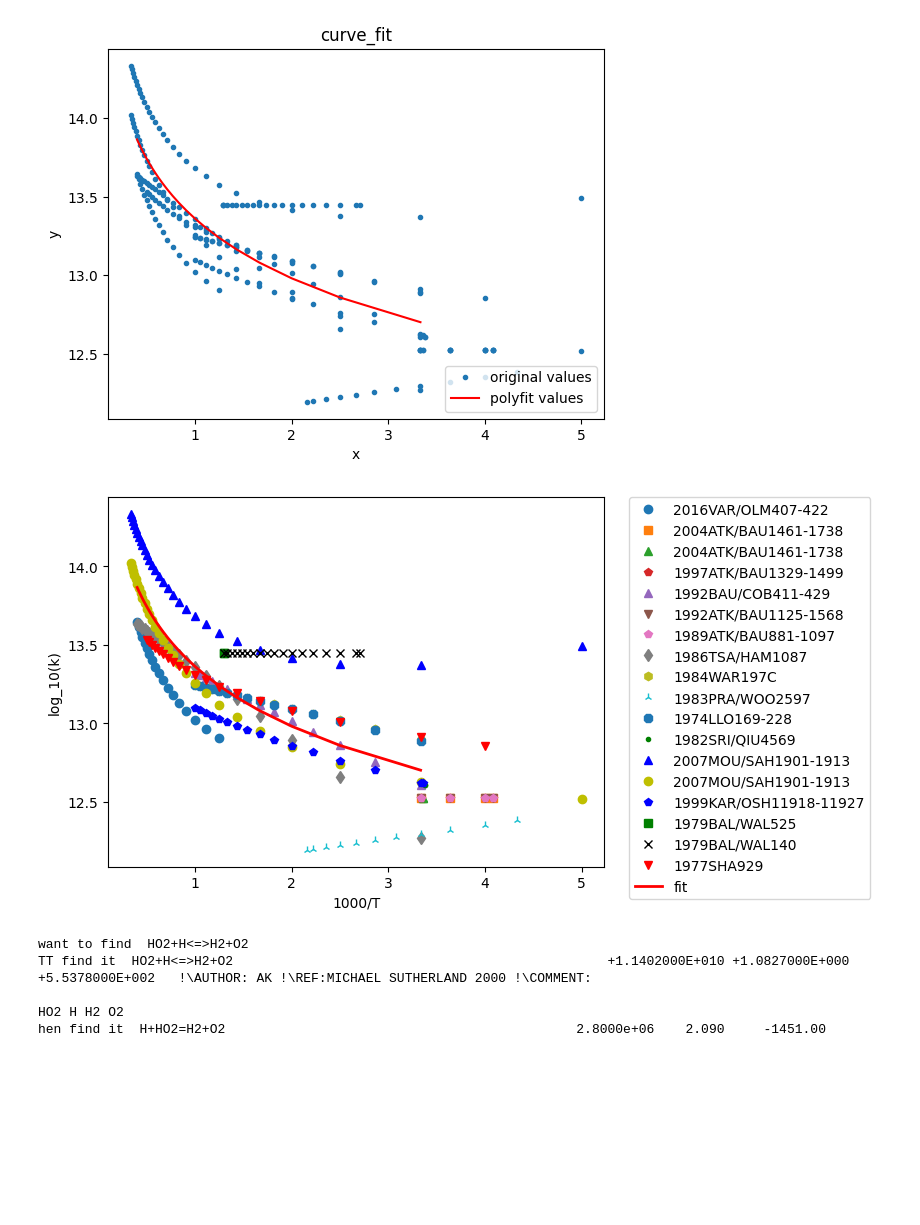
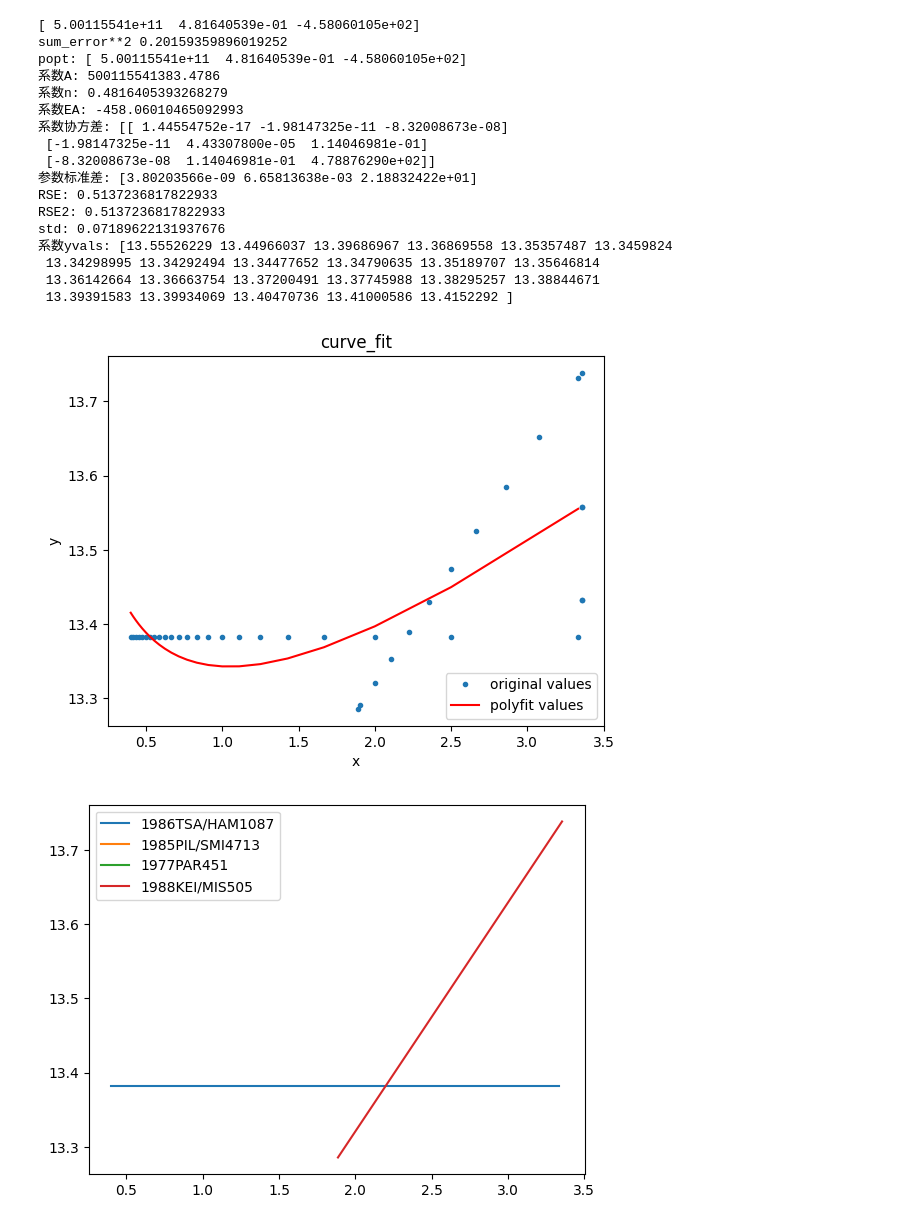
Before and after one commit to mingpuwu/rxr_uncertainty_overall, a Jupyter notebook: 1_dataconvert.ipynb, the cells around one changed output. Drawn from its saved outputs; the diff is of its cells as text; code cells hidden in the pictures; blank space fills up the shorter version.

```diff
--- a/1_dataconvert.ipynb
+++ b/1_dataconvert.ipynb
@@ -5,6 +5,7 @@ from Utils.FindReaction import FindReaction
 from Utils.Format import Format
 from Utils.GetFileDir import GetFileDir
 from Utils.GetReactionNum import GetReactionNum
+from Utils.plot import Plot
 import math
 
 reactionnum = GetReactionNum()
@@ -22,7 +23,7 @@ fitoneLine = Format('fit','fit',300,2500,A,n,EAR,K0)
 fd.write(fitoneLine)
 
 #把TT和henrry数据写入文件,根据excel的名字来找到反应
-ttdata,hendata = FindReaction(excelname)
+ttdata,hendata = FindReaction(excelname,henryname='CH3O2+CH3=2CH3O')
 A = float(ttdata[0])
 n = float(ttdata[1])
 EA = float(ttdata[2])
@@ -41,6 +42,8 @@ if(len(hendata) != 0):
     henoneLine = Format('0','henry',300,2500,A,n,EAR,K0)
     fd.write(henoneLine)
 fd.close()
+
+Plot(outname)
 # %% [output]
 current plot is  Review
 current plot is  Experiment
@@ -65,7 +51,19 @@ std: 0.25699908163157525
+[ 5.00115541e+11  4.81640539e-01 -4.58060105e+02]
+sum_error**2 0.20159359896019252
+popt: [ 5.00115541e+11  4.81640539e-01 -4.58060105e+02]
+系数A: 500115541383.4786
+系数n: 0.4816405393268279
+系数EA: -458.06010465092993
+系数协方差: [[ 1.44554752e-17 -1.98147325e-11 -8.32008673e-08]
+ [-1.98147325e-11  4.43307800e-05  1.14046981e-01]
+ [-8.32008673e-08  1.14046981e-01  4.78876290e+02]]
+参数标准差: [3.80203566e-09 6.65813638e-03 2.18832422e+01]
+RSE: 0.5137236817822933
+RSE2: 0.5137236817822933
+std: 0.07189622131937676
+系数yvals: [13.55526229 13.44966037 13.39686967 13.36869558 13.35357487 13.3459824
+ 13.34298995 13.34292494 13.34477652 13.34790635 13.35189707 13.35646814
+ 13.36142664 13.36663754 13.37200491 13.37745988 13.38295257 13.38844671
+ 13.39391583 13.39934069 13.40470736 13.41000586 13.4152292 ]
-[figure, old version]
+[figure, new version]
-[figure, old version]
+[figure, new version]
-want to find  HO2+H<=>H2+O2
-TT find it  HO2+H<=>H2+O2                                                +1.1402000E+010 +1.0827000E+000 +5.5378000E+002   !\AUTHOR: AK !\REF:MICHAEL SUTHERLAND 2000 !\COMMENT:
-
-HO2 H H2 O2
-hen find it  H+HO2=H2+O2                                             2.8000e+06    2.090     -1451.00
```
Also changed, not shown: parts of 1 cell of this notebook, 15 other files.
